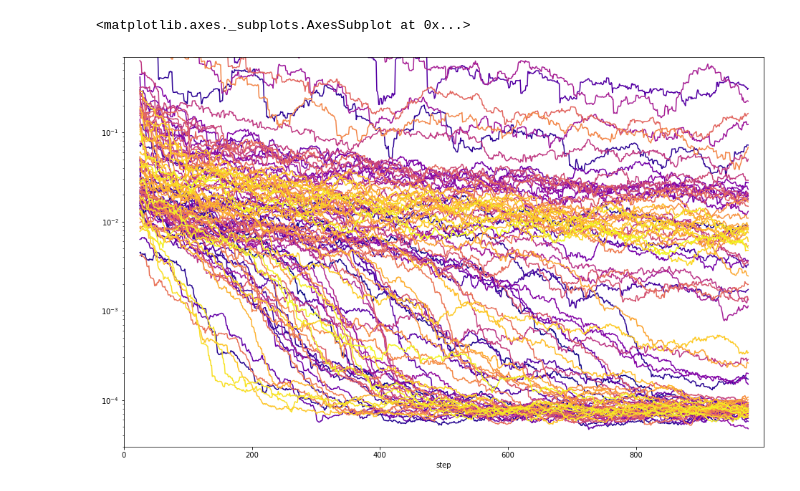
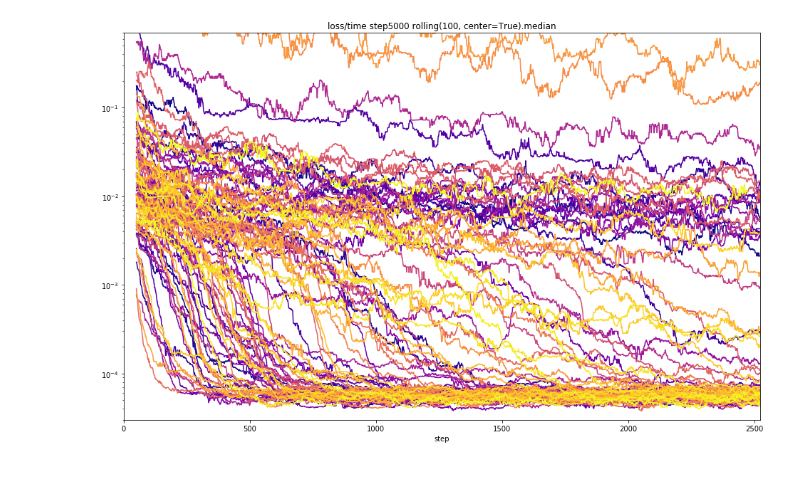
Before and after one commit to yi1306c12/NeuralODE, a Jupyter notebook: analysis.ipynb, the cells around one changed output. Drawn from its saved outputs; the diff is of its cells as text; code cells hidden in the pictures.

Commit message:
run experiment

```diff
--- a/analysis.ipynb
+++ b/analysis.ipynb
@@ -1,7 +1,7 @@
 # %%
 import pathlib
 import pandas
-path = pathlib.Path('/home/yi/MEGAsync/NeuralODE_Resuls/spiral2d_experiment/20191112_010728/')
+path = pathlib.Path('/home/yi/MEGAsync/NeuralODE_Resuls/spiral2d_experiment/20191113_033526/')
 pandas.read_csv(path/'1'/'loss.csv', index_col=0, header=None, names=['step', 'loss', 'time']).tail()
 # %% [output]
 |  | loss | time |
@@ -44,0 +44,4 @@ result1.rolling(20, center=True).mean().plot('step', 'score', logy=True)
+# %%
+for i in range(100):
+    df = pandas.read_csv(path/str(i+1)/'loss.csv', header=None, names=['step', 'loss', 'time'])
+    print(i+1, len(df))
@@ -44,0 +66,7 @@ result1.rolling(20, center=True).mean().plot('step', 'score', logy=True)
+# %%
+score_df = pandas.DataFrame()
+for i in range(96):
+    df = pandas.read_csv(path/str(i+1)/'loss.csv', header=None, names=['step', 'loss', 'time'])
+    score_df['step'] = df['step']
+    score_df[str(i+1)] = (df['loss'] / df['time']).rolling(50, center=True).mean()
+ax = score_df.plot(x='step', logy=True, figsize=(16, 10), colormap=cm.plasma, legend=False, ylim=(3.0e-5, 10), title='loss/time step5000 rolling(100, center=True).mean')
@@ -45,10 +79,9 @@ result1.rolling(20, center=True).mean().plot('step', 'score', logy=True)
 # %%
 score_df = pandas.DataFrame()
 for i in range(100):
     df = pandas.read_csv(path/str(i+1)/'loss.csv', header=None, names=['step', 'loss', 'time'])
     score_df['step'] = df['step']
-    score_df[str(i+1)] = (df['loss'] / df['time']).rolling(50, center=True).mean()
-score_df.plot(x='step', logy=True, figsize=(16, 10), colormap=cm.plasma, legend=False, ylim=(3.0e-5, 0.7))
+    score_df[str(i+1)] = (df['loss'] / df['time']).rolling(100, center=True).median()
+ax = score_df.plot(x='step', logy=True, figsize=(16, 10), colormap=cm.plasma, legend=False, ylim=(3.0e-5, 0.7), title='loss/time step5000 rolling(100, center=True).median')
 # %% [output]
-<matplotlib.axes._subplots.AxesSubplot at 0x...>
-[figure, old version]
+[figure, new version]
```
Also changed, not shown: parts of 9 cells of this notebook, 1 other file.
